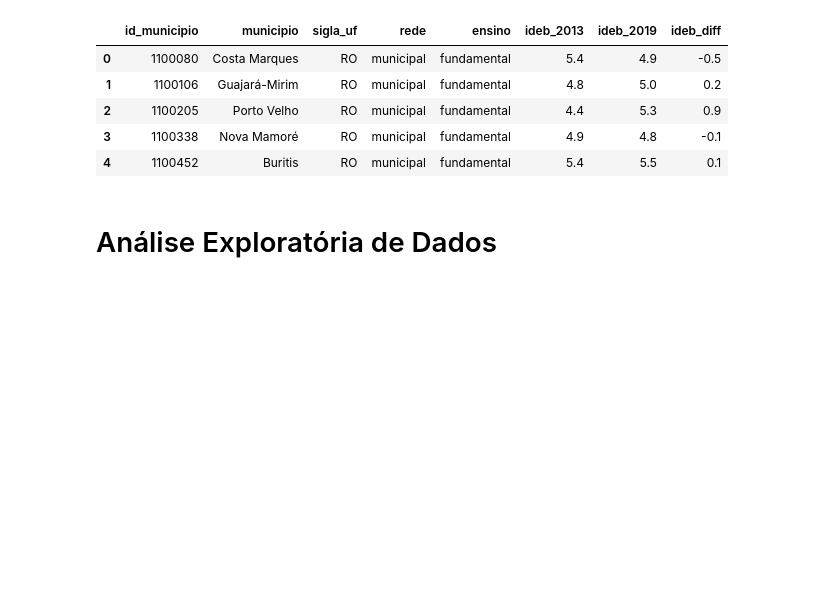
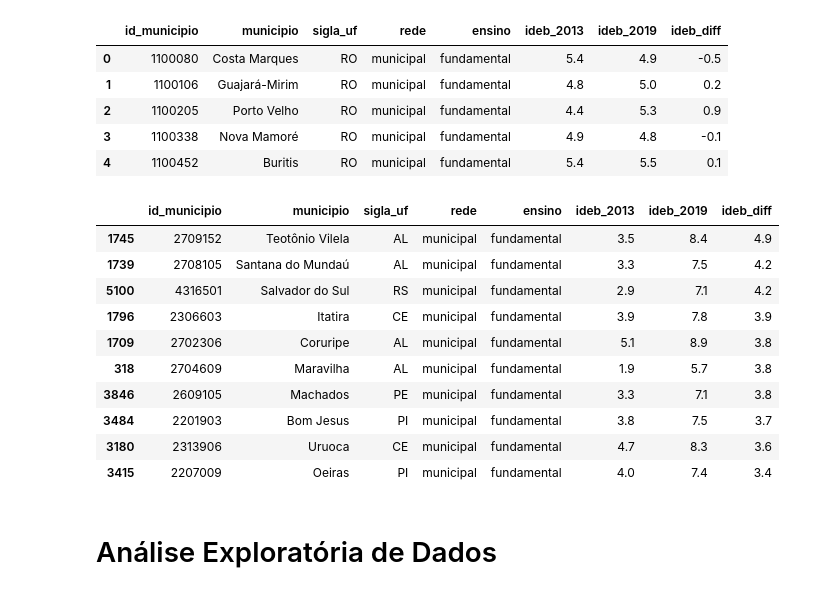
Before and after one commit to UFRJ-Analytica/odd2021, a Jupyter notebook: edit_teste_cliente_basedosdados.ipynb, the cells around one changed output. Drawn from its saved outputs; the diff is of its cells as text; code cells hidden in the pictures; blank space fills up the shorter version.

Commit message:
'Gráfico Rafael' atualizado

```diff
--- a/edit_teste_cliente_basedosdados.ipynb
+++ b/edit_teste_cliente_basedosdados.ipynb
@@ -358,3 +299,17 @@ df_evolucao_ideb
+# %%
+tabela_rafael.sort_values("ideb_diff", ascending=False).head(10)
+# %% [output]
+|  | id_municipio | municipio | sigla_uf | rede | ensino | ideb_2013 | ideb_2019 | ideb_diff |
+| 1745 | 2709152 | Teotônio Vilela | AL | municipal | fundamental | 3.5 | 8.4 | 4.9 |
+| 1739 | 2708105 | Santana do Mundaú | AL | municipal | fundamental | 3.3 | 7.5 | 4.2 |
+| 5100 | 4316501 | Salvador do Sul | RS | municipal | fundamental | 2.9 | 7.1 | 4.2 |
+| 1796 | 2306603 | Itatira | CE | municipal | fundamental | 3.9 | 7.8 | 3.9 |
+| 1709 | 2702306 | Coruripe | AL | municipal | fundamental | 5.1 | 8.9 | 3.8 |
+| 318 | 2704609 | Maravilha | AL | municipal | fundamental | 1.9 | 5.7 | 3.8 |
+| 3846 | 2609105 | Machados | PE | municipal | fundamental | 3.3 | 7.1 | 3.8 |
+| 3484 | 2201903 | Bom Jesus | PI | municipal | fundamental | 3.8 | 7.5 | 3.7 |
+| 3180 | 2313906 | Uruoca | CE | municipal | fundamental | 4.7 | 8.3 | 3.6 |
+| 3415 | 2207009 | Oeiras | PI | municipal | fundamental | 4.0 | 7.4 | 3.4 |
 # %% [markdown]
 # Análise Exploratória de Dados
 # %%
```
Also changed, not shown: parts of 13 cells of this notebook.
